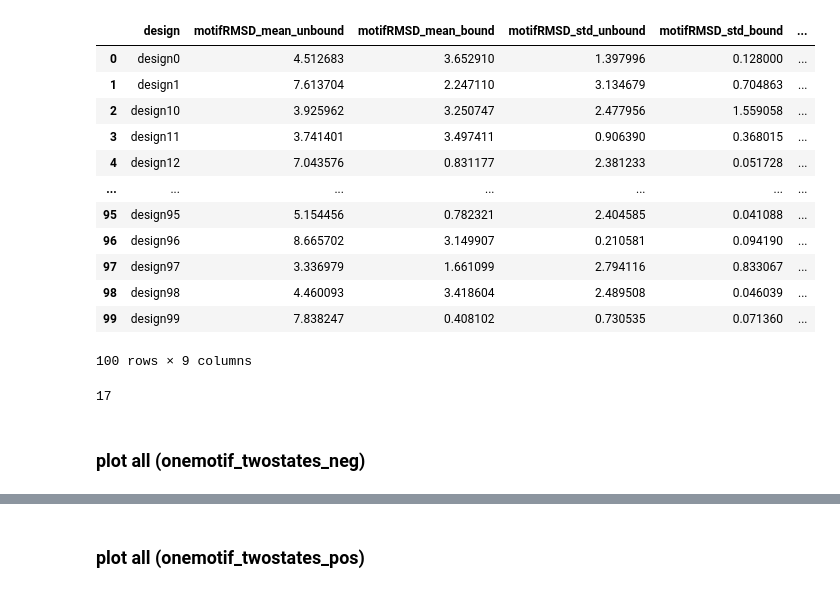
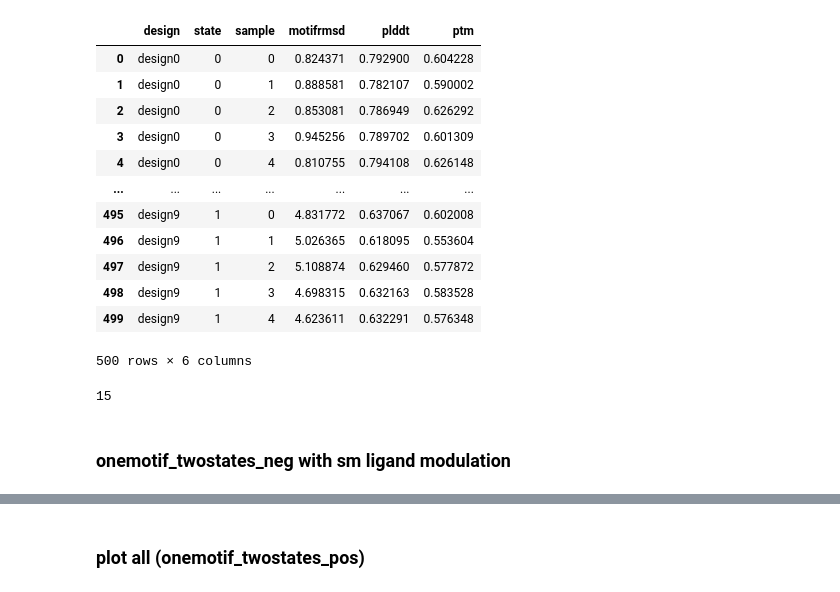
Before and after one commit to aparsanMIT/MotifCraft-AA, a Jupyter notebook: eval.ipynb, the cells around one changed output, grey strips where cells are left out. Cells and saved outputs as stored; diff of their text form; code cells hidden in the pictures.

```diff
--- a/eval.ipynb
+++ b/eval.ipynb
@@ -12,8 +12,9 @@ import plotly.graph_objects as go
 from plotly.subplots import make_subplots
 # %%
 # out_dir = f"./out/onemotif_twostates_pos/"
-out_dir = f"/data/cb/mihirb14/projects/BoltzDesign1/out/test/zinc/onemotif_twostates_pos"
+# out_dir = f"/data/cb/mihirb14/projects/BoltzDesign1/out/test/zinc/onemotif_twostates_pos"
 
+out_dir = f"out/onemotif_twostates_neg_oneligand/"
 motif = "3ixt"
 motif_pdb = f"/data/cb/mihirb14/projects/BoltzDesign1/motifs/{motif}.pdb"
 motif_out_dir = os.path.join(out_dir,motif)
@@ -41,51 +42,55 @@ def motif_results(motif_out_dir, motif_pdb, motif):
                 rmsd = eval.motifRMSD(motif_pdb, pdb_file, motif_mask)
 
                 rows.append({
                     "design": design_name,
                     "state": state,
                     "sample": sample_idx,
                     "motifrmsd": rmsd.item() if hasattr(rmsd, "item") else float(rmsd),
                     "plddt": outdict["plddt"].cpu().numpy()[sample_idx].mean(),
                     "ptm": outdict["ptm"].cpu().numpy()[sample_idx],
                 })
 
     full = pd.DataFrame(rows)
 
     agg = full.groupby(["design", "state"]).agg(
         motifRMSD_mean=("motifrmsd", "mean"),
         motifRMSD_std=("motifrmsd", "std"),
         plddt=("plddt", "mean"),
         ptm=("ptm", "mean")
     ).reset_index()
 
     agg = agg.pivot(index="design", columns="state").reset_index()
     agg.columns = ["_".join(map(str, col)).rstrip("_") for col in agg.columns.to_flat_index()]
     agg = agg.rename(columns=lambda c: c.replace("_0", "_unbound").replace("_1", "_bound"))
 
+    agg.to_csv(os.path.join(motif_out_dir,"_aggresults.csv"),index=False)
+    full.to_csv(os.path.join(motif_out_dir,"_fullresults.csv"),index=False)
+
+
     return full, agg
 
 
 
 df_full,df_agg = motif_results(motif_out_dir,motif_pdb, motif)
-df_agg
+df_full
 # %% [output]
-|  | design | motifRMSD_mean_unbound | motifRMSD_mean_bound | motifRMSD_std_unbound | motifRMSD_std_bound | ... |
-| 0 | design0 | 4.512683 | 3.652910 | 1.397996 | 0.128000 | ... |
-| 1 | design1 | 7.613704 | 2.247110 | 3.134679 | 0.704863 | ... |
-| 2 | design10 | 3.925962 | 3.250747 | 2.477956 | 1.559058 | ... |
-| 3 | design11 | 3.741401 | 3.497411 | 0.906390 | 0.368015 | ... |
-| 4 | design12 | 7.043576 | 0.831177 | 2.381233 | 0.051728 | ... |
+|  | design | state | sample | motifrmsd | plddt | ptm |
+| 0 | design0 | 0 | 0 | 0.824371 | 0.792900 | 0.604228 |
+| 1 | design0 | 0 | 1 | 0.888581 | 0.782107 | 0.590002 |
+| 2 | design0 | 0 | 2 | 0.853081 | 0.786949 | 0.626292 |
+| 3 | design0 | 0 | 3 | 0.945256 | 0.789702 | 0.601309 |
+| 4 | design0 | 0 | 4 | 0.810755 | 0.794108 | 0.626148 |
 | ... | ... | ... | ... | ... | ... | ... |
-| 95 | design95 | 5.154456 | 0.782321 | 2.404585 | 0.041088 | ... |
-| 96 | design96 | 8.665702 | 3.149907 | 0.210581 | 0.094190 | ... |
-| 97 | design97 | 3.336979 | 1.661099 | 2.794116 | 0.833067 | ... |
-| 98 | design98 | 4.460093 | 3.418604 | 2.489508 | 0.046039 | ... |
-| 99 | design99 | 7.838247 | 0.408102 | 0.730535 | 0.071360 | ... |
+| 495 | design9 | 1 | 0 | 4.831772 | 0.637067 | 0.602008 |
+| 496 | design9 | 1 | 1 | 5.026365 | 0.618095 | 0.553604 |
+| 497 | design9 | 1 | 2 | 5.108874 | 0.629460 | 0.577872 |
+| 498 | design9 | 1 | 3 | 4.698315 | 0.632163 | 0.583528 |
+| 499 | design9 | 1 | 4 | 4.623611 | 0.632291 | 0.576348 |
-100 rows × 9 columns
+500 rows × 6 columns
 # %%
 len(df_agg[(df_agg["motifRMSD_mean_unbound"]>1.0) & (df_agg["motifRMSD_mean_bound"]<=1.0)]) # condition for one motif two states positive allostery
 # %% [output]
-17
+15
 # %%
 
 
@@ -158,6 +163,6 @@ def plot_scatter_motifrmsd(df, motif):
 
 plot_scatter_motifrmsd(df_agg, motif)
 # %% [markdown]
-### plot all (onemotif_twostates_neg)
+### onemotif_twostates_neg with sm ligand modulation
 # %%
 successes_neg = []
```
Also changed, not shown: parts of 12 cells of this notebook, 1 other file.
